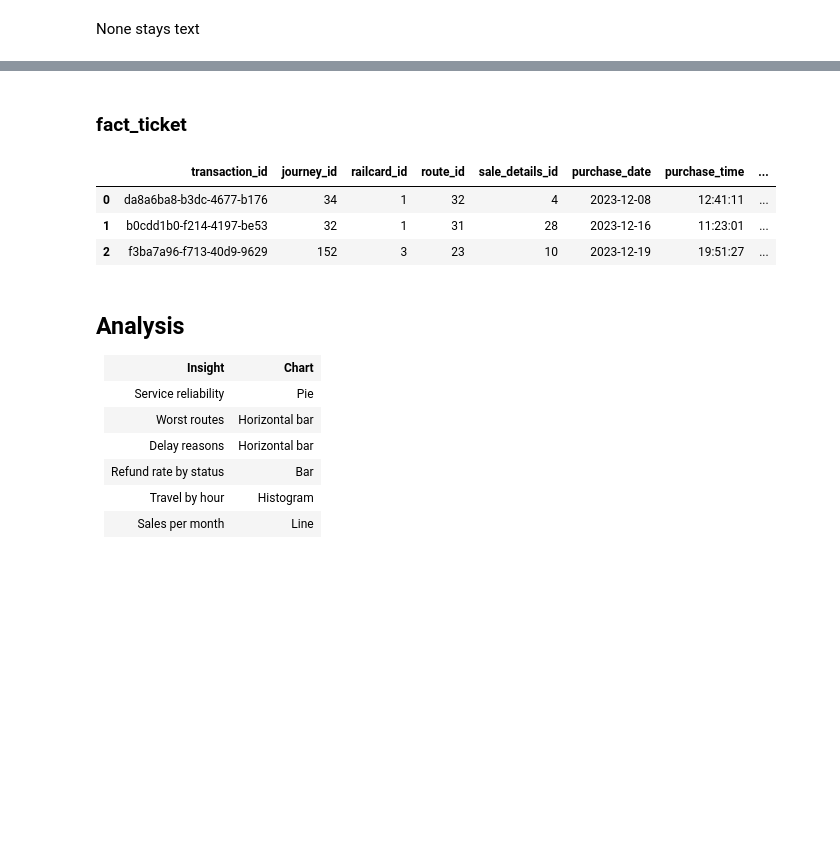
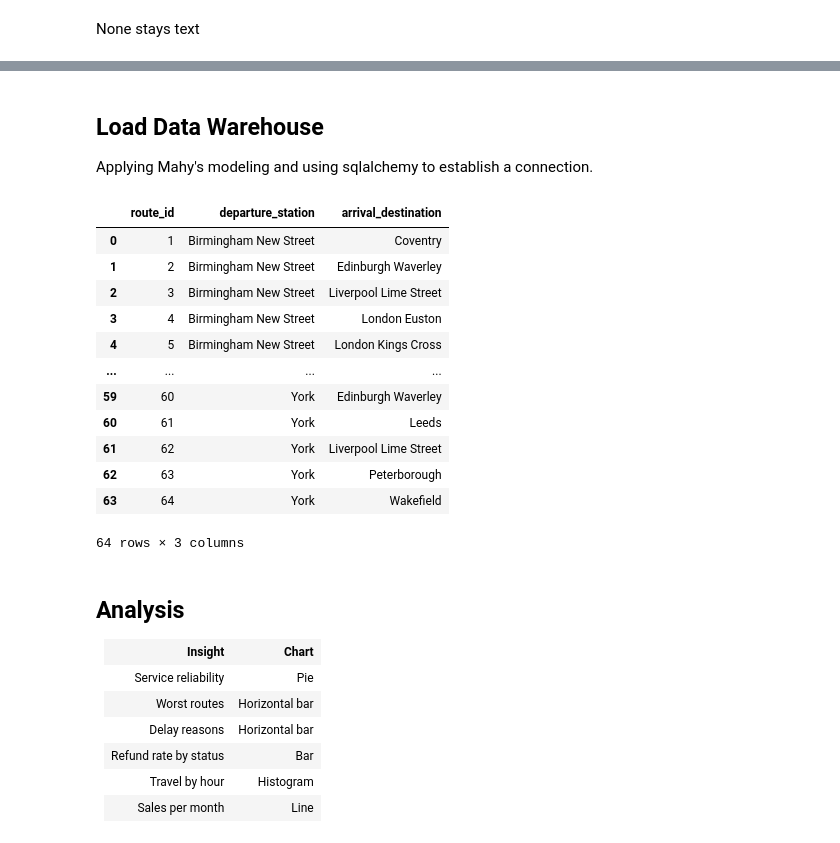
Before and after one commit to uk-train-rides/UK-Train-Rides-project, a Jupyter notebook: notebooks/main.ipynb, the cells around one changed output, grey strips where cells are left out. Drawn from its saved outputs; the diff is of its cells as text; code cells hidden in the pictures; blank space fills up the shorter version.

```diff
--- a/notebooks/main.ipynb
+++ b/notebooks/main.ipynb
@@ -147,27 +80,52 @@ dim_journey.head(3)
-# %% [markdown]
-### fact_ticket
-# %%
-fact_ticket = (
-    df.merge(dim_railcard.rename(columns={"railcard_type": "railcard"}), on="railcard", how="left", validate="m:1")
-    .merge(dim_routes.rename(columns={"arrival_station": "arrival_destination"}), on=["departure_station", "arrival_destination"], how="left", validate="m:1")
-    .merge(dim_sale_details, on=["purchase_type", "payment_method", "ticket_class", "ticket_type"], how="left", validate="m:1")
-    .merge(journey_lookup[["journey_date", "departure_time", "departure_station", "arrival_destination", "journey_id"]], on=["journey_date", "departure_time", "departure_station", "arrival_destination"], how="left", validate="m:1")
-    .rename(columns={"date_of_purchase": "purchase_date", "time_of_purchase": "purchase_time"})
-    [["transaction_id", "journey_id", "railcard_id", "route_id", "sale_details_id", "purchase_date", "purchase_time", "price", "refund_request"]]
-)
-
-fact_ticket.head(3)
-
-# fact_ticket.to_csv("../data/star/fact_ticket.csv", index=False)
-# dim_railcard.to_csv("../data/star/dim_railcard.csv", index=False)
-# dim_routes.to_csv("../data/star/dim_routes.csv", index=False)
-# dim_sale_details.to_csv("../data/star/dim_sale_details.csv", index=False)
-# dim_journey.to_csv("../data/star/dim_journey.csv", index=False)
-# %% [output]
-|  | transaction_id | journey_id | railcard_id | route_id | sale_details_id | purchase_date | purchase_time | ... |
-| 0 | da8a6ba8-b3dc-4677-b176 | 34 | 1 | 32 | 4 | 2023-12-08 | 12:41:11 | ... |
-| 1 | b0cdd1b0-f214-4197-be53 | 32 | 1 | 31 | 28 | 2023-12-16 | 11:23:01 | ... |
-| 2 | f3ba7a96-f713-40d9-9629 | 152 | 3 | 23 | 10 | 2023-12-19 | 19:51:27 | ... |
+# %% [markdown]
+## Load Data Warehouse
+Applying Mahy's modeling and using sqlalchemy to establish a connection.
+# %%
+from sqlalchemy import create_engine
+from sqlalchemy.engine import URL
+
+url = URL.create("mssql+pyodbc", query={"odbc_connect":
+    "DRIVER={ODBC Driver 18 for SQL Server};SERVER=localhost;"
+    "DATABASE=UK_TrainRides;Trusted_Connection=yes;TrustServerCertificate=yes;"}) # ONLY WORKS FOR ME - CHANGE ACCORDINGLY
+engine = create_engine(url)
+
+fact_train_rides = pd.read_sql("SELECT * FROM Fact_TrainRides", engine)
+fact_train_rides.columns = fact_train_rides.columns.str.lower()
+
+dim_route = pd.read_sql("SELECT * FROM Dim_Route", engine)
+dim_route.columns = dim_route.columns.str.lower()
+dim_route = dim_route.rename(columns={"arrival_destination": "arrival_station"})
+
+dim_ticket = pd.read_sql("SELECT * FROM Dim_Ticket", engine)
+dim_ticket.columns = dim_ticket.columns.str.lower()
+
+dim_purchase = pd.read_sql("SELECT * FROM Dim_Purchase", engine)
+dim_purchase.columns = dim_purchase.columns.str.lower()
+
+dim_journey = pd.read_sql("SELECT * FROM Dim_Journey", engine)
+dim_journey.columns = dim_journey.columns.str.lower()
+
+dim_purchase_date = pd.read_sql("SELECT Purchase_Date_ID, Full_Date AS Purchase_Date FROM Dim_Purchase_Date", engine)
+dim_purchase_date.columns = dim_purchase_date.columns.str.lower()
+
+dim_journey_date = pd.read_sql("SELECT Journey_Date_ID, Full_Date AS Journey_Date FROM Dim_Journey_Date", engine)
+dim_journey_date.columns = dim_journey_date.columns.str.lower()
+
+dim_route
+# %% [output]
+|  | route_id | departure_station | arrival_destination |
+| 0 | 1 | Birmingham New Street | Coventry |
+| 1 | 2 | Birmingham New Street | Edinburgh Waverley |
+| 2 | 3 | Birmingham New Street | Liverpool Lime Street |
+| 3 | 4 | Birmingham New Street | London Euston |
+| 4 | 5 | Birmingham New Street | London Kings Cross |
+| ... | ... | ... | ... |
+| 59 | 60 | York | Edinburgh Waverley |
+| 60 | 61 | York | Leeds |
+| 61 | 62 | York | Liverpool Lime Street |
+| 62 | 63 | York | Peterborough |
+| 63 | 64 | York | Wakefield |
+64 rows × 3 columns
 # %% [markdown]
 ## Analysis
 <table style="margin-left:0">
```
Also changed, not shown: parts of 19 cells of this notebook, 9 other files.
